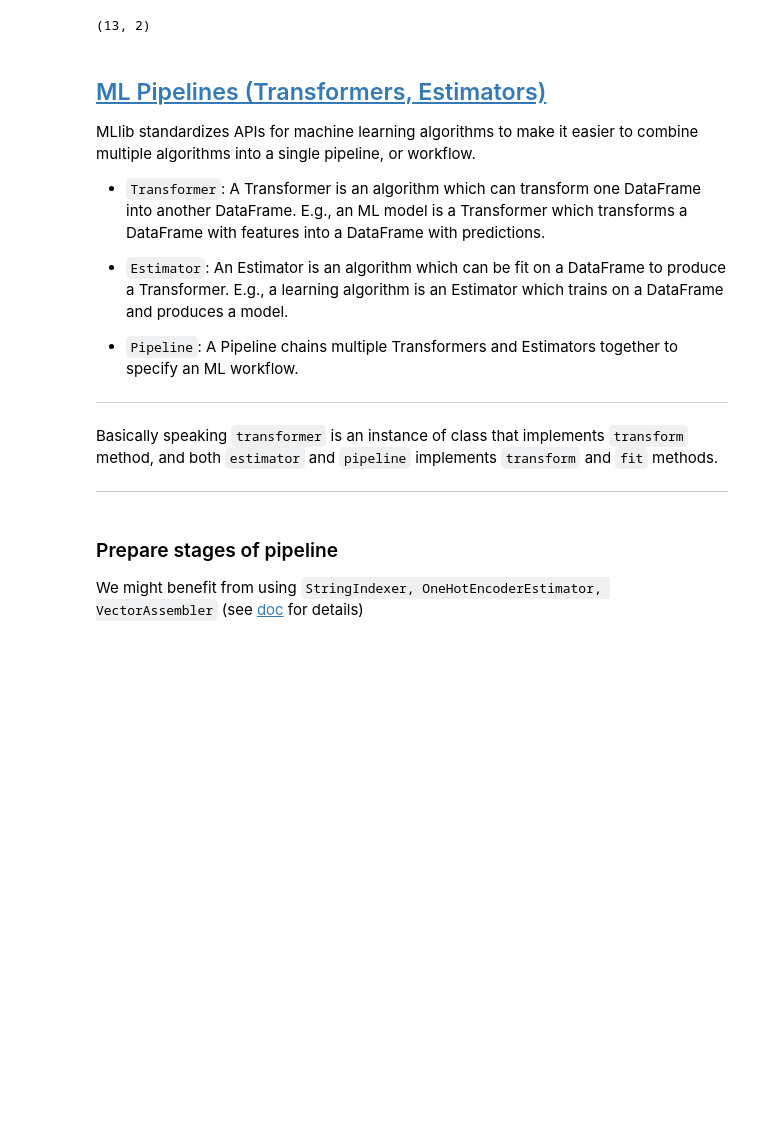
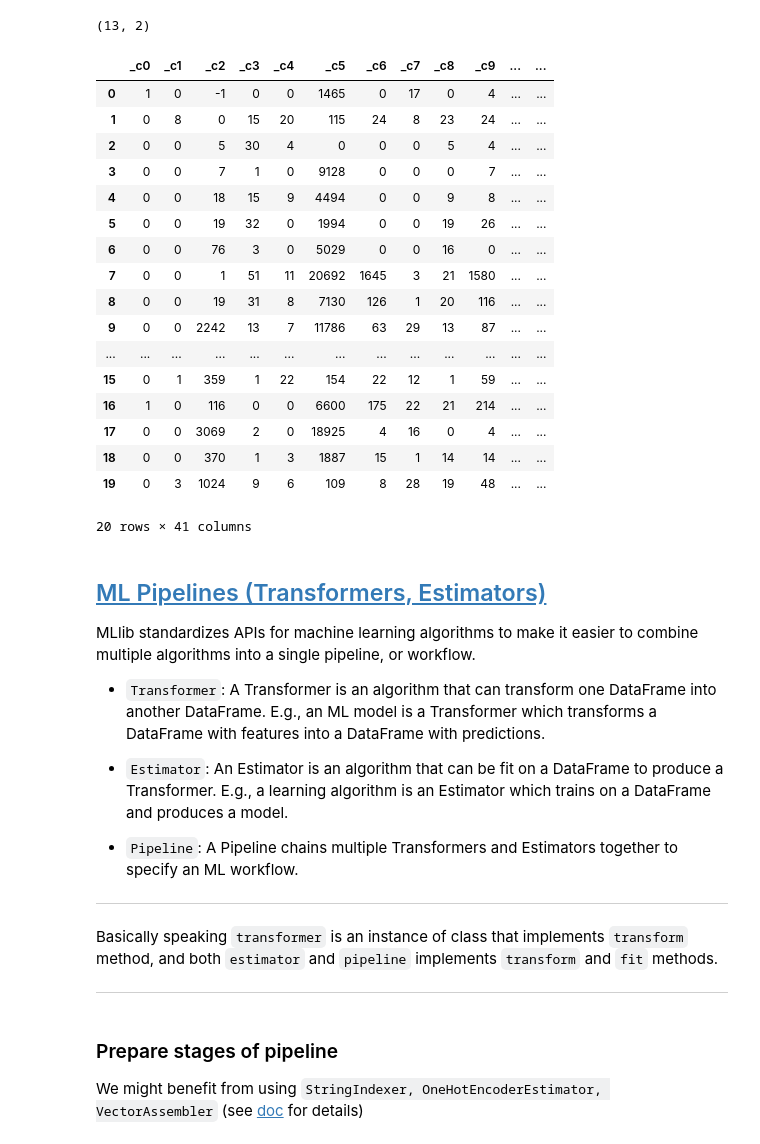
Before and after one commit to maxkvant/MLBD, a Jupyter notebook: sgd_logreg_nn/notebooks/ctr_prediction_mllib_practice.ipynb, the cells around one changed output. Cells and saved outputs as stored; diff of their text form; code cells hidden in the pictures; blank space fills up the shorter version.

Commit message:
added transforming pipeline

```diff
--- a/sgd_logreg_nn/notebooks/ctr_prediction_mllib_practice.ipynb
+++ b/sgd_logreg_nn/notebooks/ctr_prediction_mllib_practice.ipynb
@@ -138,13 +194,34 @@ df = df.fillna(0, subset=num_columns)
+# %%
+df.limit(20).toPandas()
+# %% [output]
+|  | _c0 | _c1 | _c2 | _c3 | _c4 | _c5 | _c6 | _c7 | _c8 | _c9 | ... | ... |
+| 0 | 1 | 0 | -1 | 0 | 0 | 1465 | 0 | 17 | 0 | 4 | ... | ... |
+| 1 | 0 | 8 | 0 | 15 | 20 | 115 | 24 | 8 | 23 | 24 | ... | ... |
+| 2 | 0 | 0 | 5 | 30 | 4 | 0 | 0 | 0 | 5 | 4 | ... | ... |
+| 3 | 0 | 0 | 7 | 1 | 0 | 9128 | 0 | 0 | 0 | 7 | ... | ... |
+| 4 | 0 | 0 | 18 | 15 | 9 | 4494 | 0 | 0 | 9 | 8 | ... | ... |
+| 5 | 0 | 0 | 19 | 32 | 0 | 1994 | 0 | 0 | 19 | 26 | ... | ... |
+| 6 | 0 | 0 | 76 | 3 | 0 | 5029 | 0 | 0 | 16 | 0 | ... | ... |
+| 7 | 0 | 0 | 1 | 51 | 11 | 20692 | 1645 | 3 | 21 | 1580 | ... | ... |
+| 8 | 0 | 0 | 19 | 31 | 8 | 7130 | 126 | 1 | 20 | 116 | ... | ... |
+| 9 | 0 | 0 | 2242 | 13 | 7 | 11786 | 63 | 29 | 13 | 87 | ... | ... |
+| ... | ... | ... | ... | ... | ... | ... | ... | ... | ... | ... | ... | ... |
+| 15 | 0 | 1 | 359 | 1 | 22 | 154 | 22 | 12 | 1 | 59 | ... | ... |
+| 16 | 1 | 0 | 116 | 0 | 0 | 6600 | 175 | 22 | 21 | 214 | ... | ... |
+| 17 | 0 | 0 | 3069 | 2 | 0 | 18925 | 4 | 16 | 0 | 4 | ... | ... |
+| 18 | 0 | 0 | 370 | 1 | 3 | 1887 | 15 | 1 | 14 | 14 | ... | ... |
+| 19 | 0 | 3 | 1024 | 9 | 6 | 109 | 8 | 28 | 19 | 48 | ... | ... |
+20 rows × 41 columns
 # %% [markdown]
 ## [ML Pipelines (Transformers, Estimators)](https://spark.apache.org/docs/latest/ml-pipeline.html#pipeline-components)
 
 
 MLlib standardizes APIs for machine learning algorithms to make it easier to combine multiple algorithms into a single pipeline, or workflow.
 
-* `Transformer`: A Transformer is an algorithm which can transform one DataFrame into another DataFrame. E.g., an ML model is a Transformer which transforms a DataFrame with features into a DataFrame with predictions.
+* `Transformer`: A Transformer is an algorithm that can transform one DataFrame into another DataFrame. E.g., an ML model is a Transformer which transforms a DataFrame with features into a DataFrame with predictions.
 
 
-* `Estimator`: An Estimator is an algorithm which can be fit on a DataFrame to produce a Transformer. E.g., a learning algorithm is an Estimator which trains on a DataFrame and produces a model.
+* `Estimator`: An Estimator is an algorithm that can be fit on a DataFrame to produce a Transformer. E.g., a learning algorithm is an Estimator which trains on a DataFrame and produces a model.
 
 
 * `Pipeline`: A Pipeline chains multiple Transformers and Estimators together to specify an ML workflow.
```
Also changed, not shown: parts of 15 cells of this notebook.
